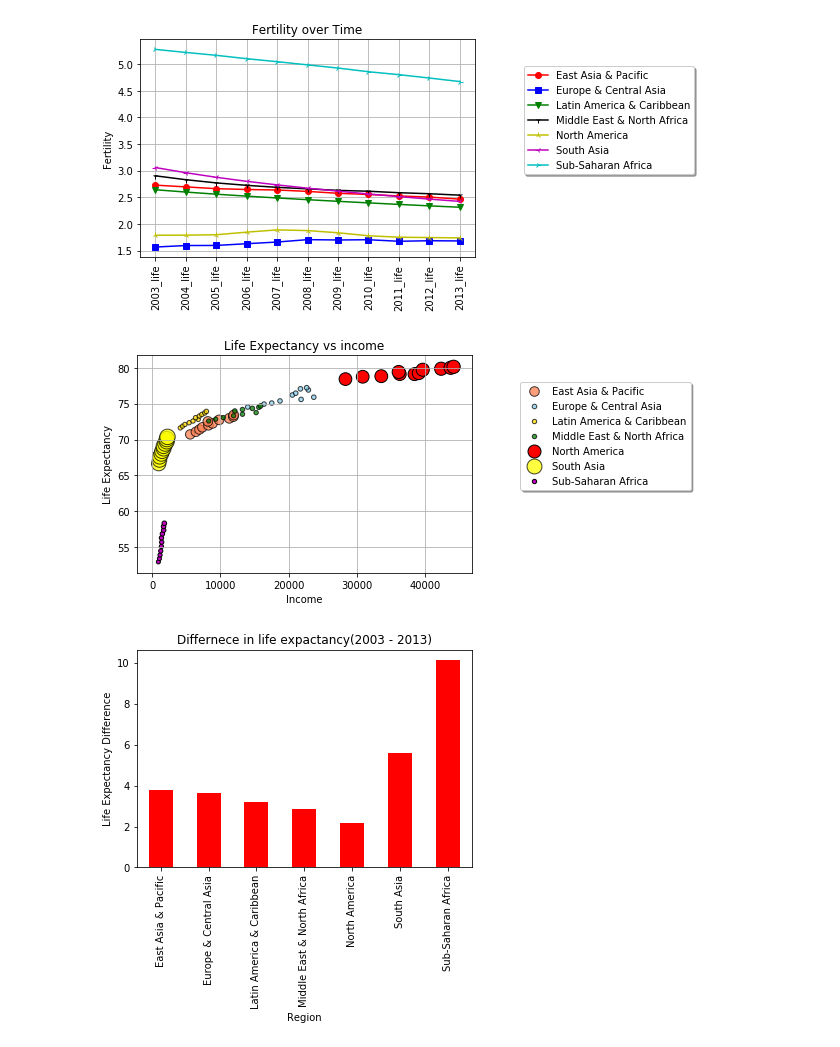
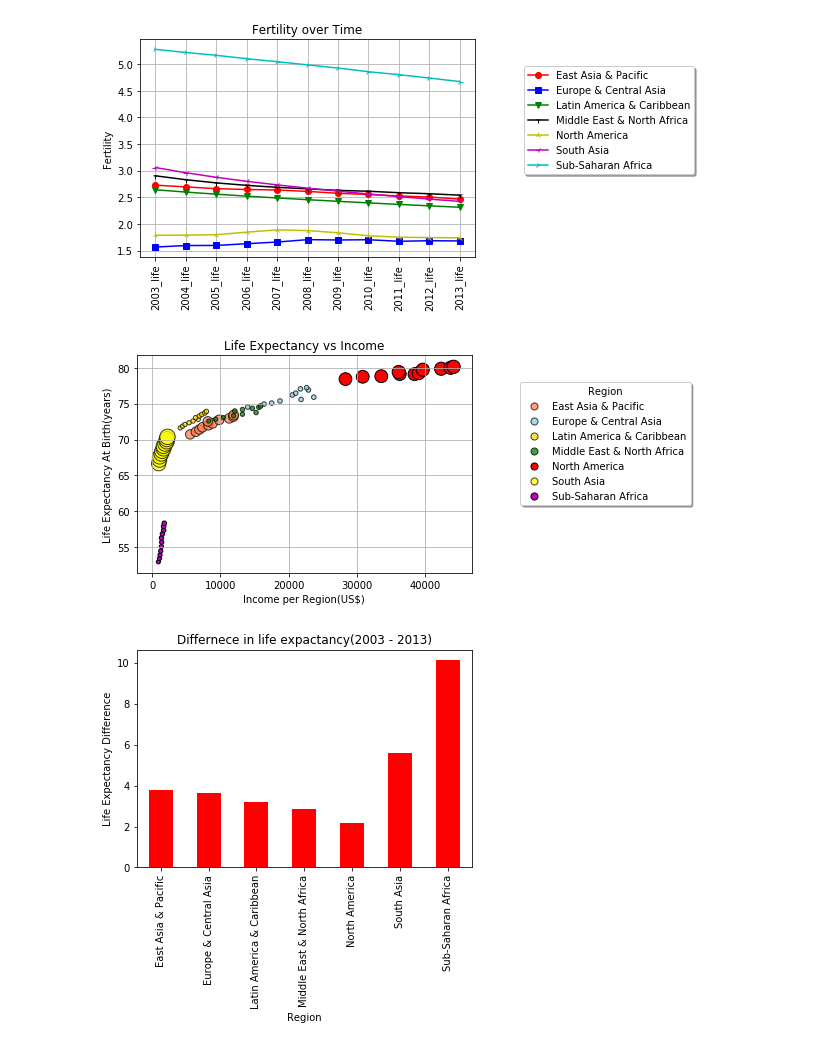
Before and after one commit to shilpiray/Project1, a Jupyter notebook: Project.ipynb, the cells around one changed output. Cells and saved outputs as stored; diff of their text form; code cells hidden in the pictures.

```diff
--- a/Project.ipynb
+++ b/Project.ipynb
@@ -304,28 +304,34 @@ plt.savefig("Fertility_trend_overtime.png")
 # %%
 plt.scatter(y_inc["East Asia & Pacific"], y["East Asia & Pacific"],
             s=y_pop["East Asia & Pacific"]/1000000,facecolor="coral", alpha=0.75, edgecolors = 'black' ,label = "East Asia & Pacific")
 plt.scatter(y_inc["Europe & Central Asia"],y["Europe & Central Asia"],
             s=y_pop["Europe & Central Asia"]/1000000,facecolor="skyblue", alpha=0.75, edgecolors = 'black' ,label = "Europe & Central Asia")
 plt.scatter(y_inc["Latin America & Caribbean"],y["Latin America & Caribbean"],
             s=y_pop["Latin America & Caribbean"]/1000000,facecolor="gold",  alpha=0.75, edgecolors = 'black' ,label = "Latin America & Caribbean")
 plt.scatter(y_inc["Middle East & North Africa"],y["Middle East & North Africa"],
             s=y_pop["Middle East & North Africa"]/1000000,facecolor="green",  alpha=0.75, edgecolors = 'black' ,label = "Middle East & North Africa")
 plt.scatter(y_inc["North America"],y["North America"],facecolor="red",
             s=y_pop["North America"]/1000000,alpha=1, edgecolors = 'black' ,label = "North America")
 plt.scatter(y_inc["South Asia"],y["South Asia"],
             s=y_pop["South Asia"]/1000000,facecolor="yellow",  alpha=0.75, edgecolors = 'black' ,label = "South Asia")
 plt.scatter(y_inc["Sub-Saharan Africa"],y["Sub-Saharan Africa"],
             s=y_pop["Sub-Saharan Africa"]/1000000,facecolor="m",  alpha=1, edgecolors = 'black' ,label = "Sub-Saharan Africa")
 plt.grid()
-lgnd = plt.legend(loc='upper left',title='Region')
 
-plt.title("Life Expectancy vs income")
-plt.xlabel("Income")
-plt.ylabel("Life Expectancy")
-plt.legend(loc='upper center', bbox_to_anchor=(1.4, 0.9), shadow=True, ncol=1)
+plt.title("Life Expectancy vs Income")
+plt.xlabel("Income per Region(US$)")
+plt.ylabel("Life Expectancy At Birth(years)")
+lgnd = plt.legend(loc='upper center', title='Region',bbox_to_anchor=(1.4, 0.9), shadow=True, ncol=1)
+lgnd.legendHandles[0]._sizes = [50]
+lgnd.legendHandles[1]._sizes = [50]
+lgnd.legendHandles[2]._sizes = [50]
+lgnd.legendHandles[3]._sizes = [50]
+lgnd.legendHandles[4]._sizes = [50]
+lgnd.legendHandles[5]._sizes = [50]
+lgnd.legendHandles[6]._sizes = [50]
 plt.savefig("Life_Expectancy_vs_income.png")
 # %% [output]
-[figure, old version]
+[figure, new version]
 # %%
 mean_life_exp = round(data_life_ex.groupby("Region").mean(),2)
 mean_income = round(data_inc.groupby("Region").mean(),2)
```
Also changed, not shown: parts of 41 cells of this notebook, 23 other files.
